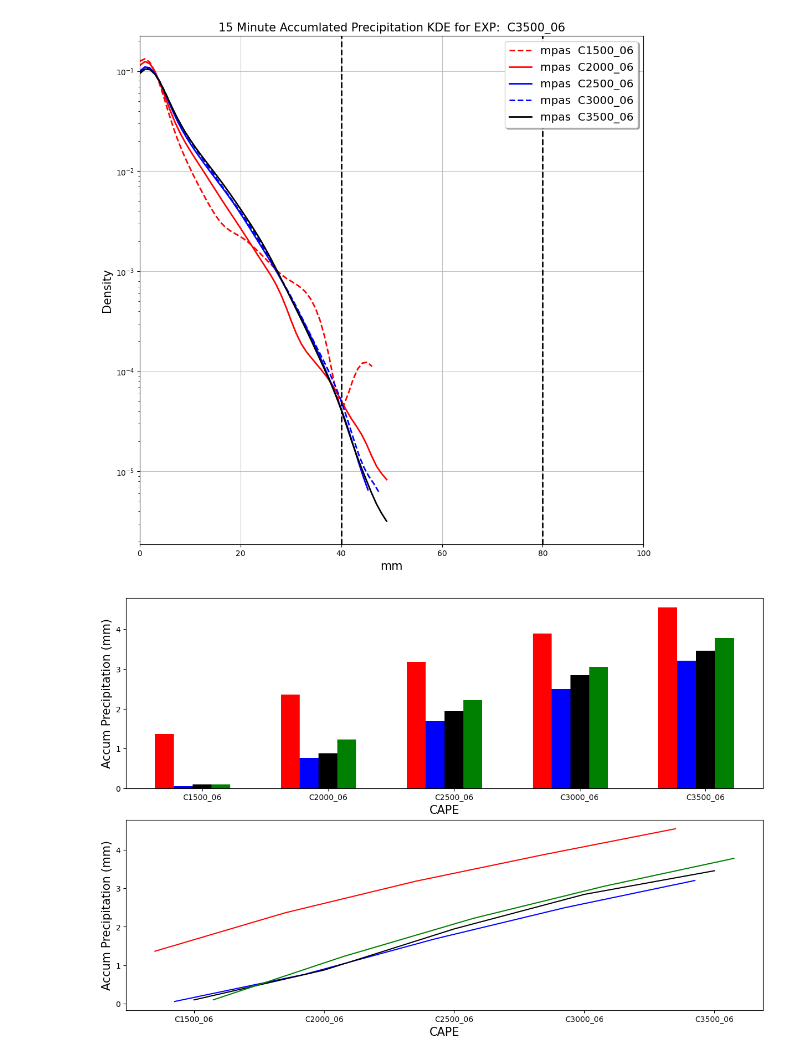
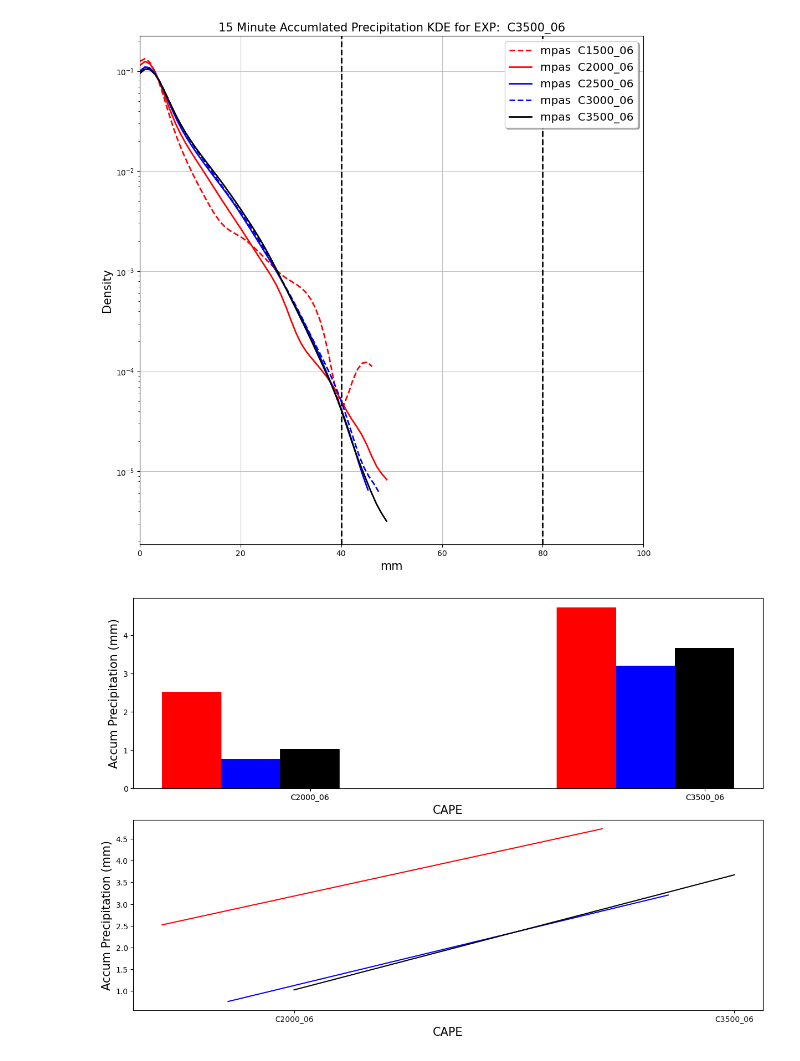
Before and after one commit to louiswicker/CAM_analysis_tools, a Jupyter notebook: ideal_cases/precip.ipynb, the cells around one changed output. Drawn from its saved outputs; the diff is of its cells as text; code cells hidden in the pictures.

```diff
--- a/ideal_cases/precip.ipynb
+++ b/ideal_cases/precip.ipynb
@@ -36,13 +36,13 @@ def check_data(models):
 The autoreload extension is already loaded. To reload it, use:
   %reload_ext autoreload
 # %%
-models['cm1'] = pickle2Obj('precip/cm1_squall_3km.pkl',retObj=False)
-models['solo'] = pickle2Obj('precip/solo_squall_3km.pkl',retObj=False)
-models['wrf'] = pickle2Obj('precip/wrf_squall_3km.pkl',retObj=False)
+models['cm1'] = pickle2Obj('precip/cm1_squall_3km_dt10_bench.pkl',retObj=False)
+models['solo'] = pickle2Obj('precip/solo_squall_3km_n3_bench.pkl',retObj=False)
+models['wrf'] = pickle2Obj('precip/wrf_squall_3km_dt10_bench.pkl',retObj=False)
 # %%
 #models['wrf'] = pickle2Obj('precip/wrf_squall_3km_accum_prec.pkl', retObj=False)
 # %%
-models['mpas'] = pickle2Obj('precip/mpas_squall_3km_3rd_bench.pkl',retObj=False)
+#models['mpas'] = pickle2Obj('precip/mpas_squall_3km_3rd_bench.pkl',retObj=False)
 # %%
 check_data(models)
 # %% [output]
@@ -415,9 +411,9 @@ def precip_bar(models, labels, time=-1, mean=False, log=False):
         else:
             ax[1].set_ylabel('Accum Precipitation (mm)',fontsize=15)
 # %%
-precip_bar(models, ['C1500_06','C2000_06', 'C2500_06', 'C3000_06', 'C3500_06'], time=-1, mean=True, log=False)
+precip_bar(models, ['C2000_06',  'C3500_06'], time=-1, mean=True, log=False)
 #precip_bar(models, ['cm1',], ['C1500_06','C2000_06', 'C2500_06', 'C3000_06', 'C3500_06'], time=4)
 # %% [output]
-[figure, old version]
+[figure, new version]
 # %%
 allcape = ("C1500","C2000","C2500","C3000","C3500")
```
Also changed, not shown: parts of 4 cells of this notebook, 3 other files.
